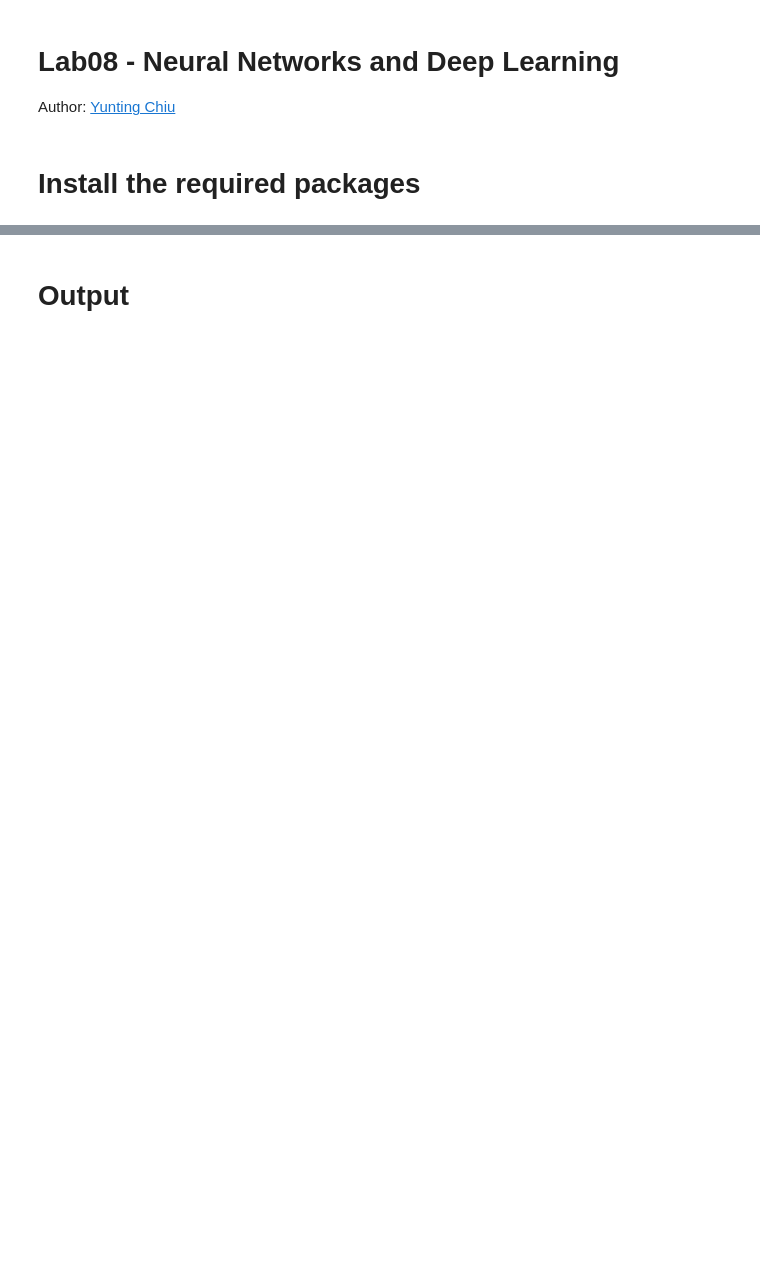
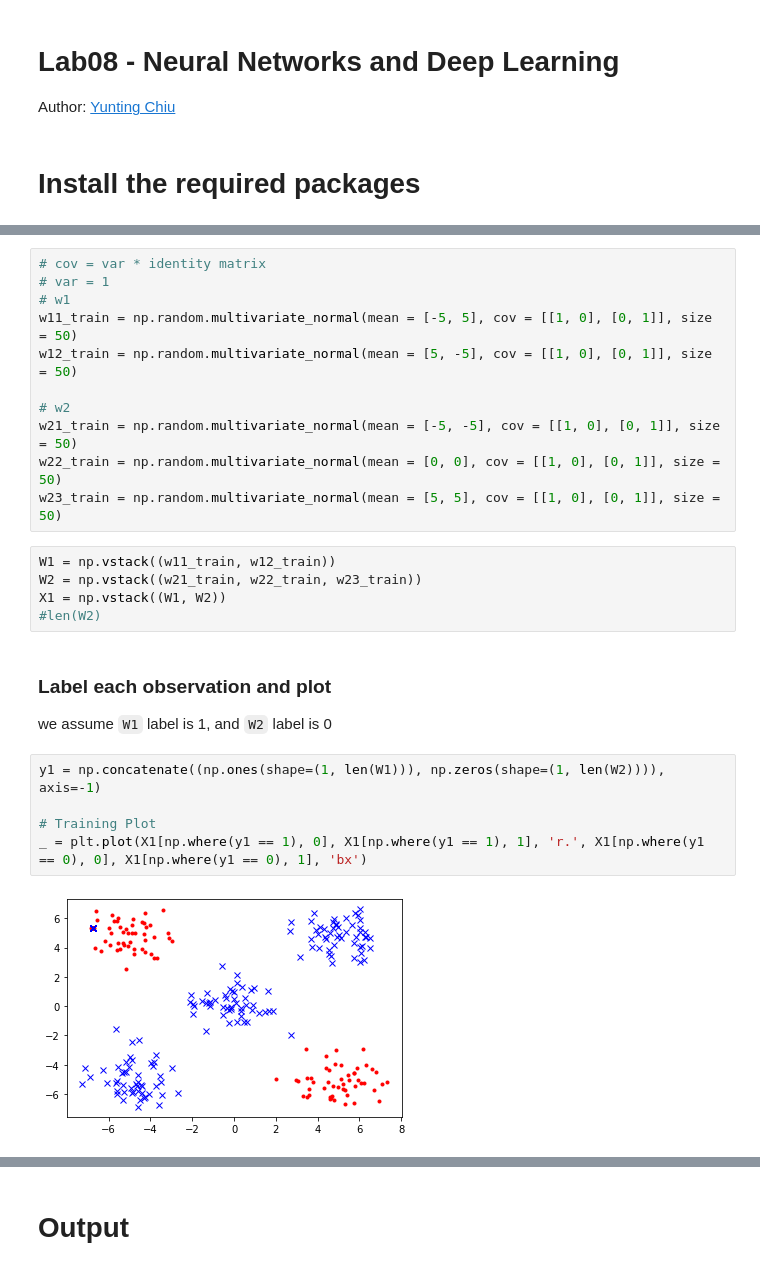
Before and after one commit to twyunting/DATA-642_Advanced_Machine_Learning, a Jupyter notebook: Labs/08/submit/Lab8_Yunting.ipynb, the cells around one changed output, grey strips where cells are left out. Drawn from its saved outputs; the diff is of its cells as text; blank space fills up the shorter version.

```diff
--- a/Labs/08/submit/Lab8_Yunting.ipynb
+++ b/Labs/08/submit/Lab8_Yunting.ipynb
@@ -339,0 +18,26 @@ AxisError: ignored
+# %%
+# cov = var * identity matrix
+# var = 1
+# w1
+w11_train = np.random.multivariate_normal(mean = [-5, 5], cov = [[1, 0], [0, 1]], size = 50)
+w12_train = np.random.multivariate_normal(mean = [5, -5], cov = [[1, 0], [0, 1]], size = 50)
+
+# w2
+w21_train = np.random.multivariate_normal(mean = [-5, -5], cov = [[1, 0], [0, 1]], size = 50)
+w22_train = np.random.multivariate_normal(mean = [0, 0], cov = [[1, 0], [0, 1]], size = 50)
+w23_train = np.random.multivariate_normal(mean = [5, 5], cov = [[1, 0], [0, 1]], size = 50)
+# %%
+W1 = np.vstack((w11_train, w12_train))
+W2 = np.vstack((w21_train, w22_train, w23_train))
+X1 = np.vstack((W1, W2))
+#len(W2)
+# %% [markdown]
+### Label each observation and plot
+we assume `W1` label is 1, and `W2` label is 0
+# %%
+y1 = np.concatenate((np.ones(shape=(1, len(W1))), np.zeros(shape=(1, len(W2)))), axis=-1)
+
+# Training Plot
+_ = plt.plot(X1[np.where(y1 == 1), 0], X1[np.where(y1 == 1), 1], 'r.', X1[np.where(y1 == 0), 0], X1[np.where(y1 == 0), 1], 'bx')
+# %% [output]
+[figure, added]
```
Also changed, not shown: parts of 49 cells of this notebook, 1 other file.
